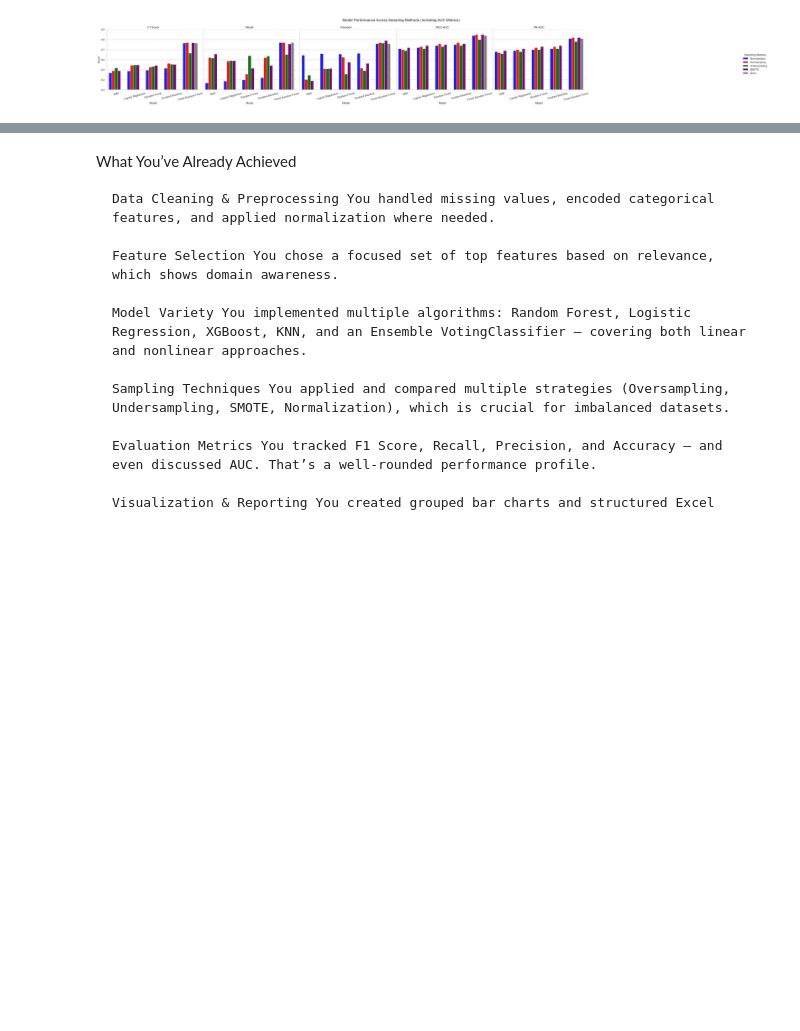
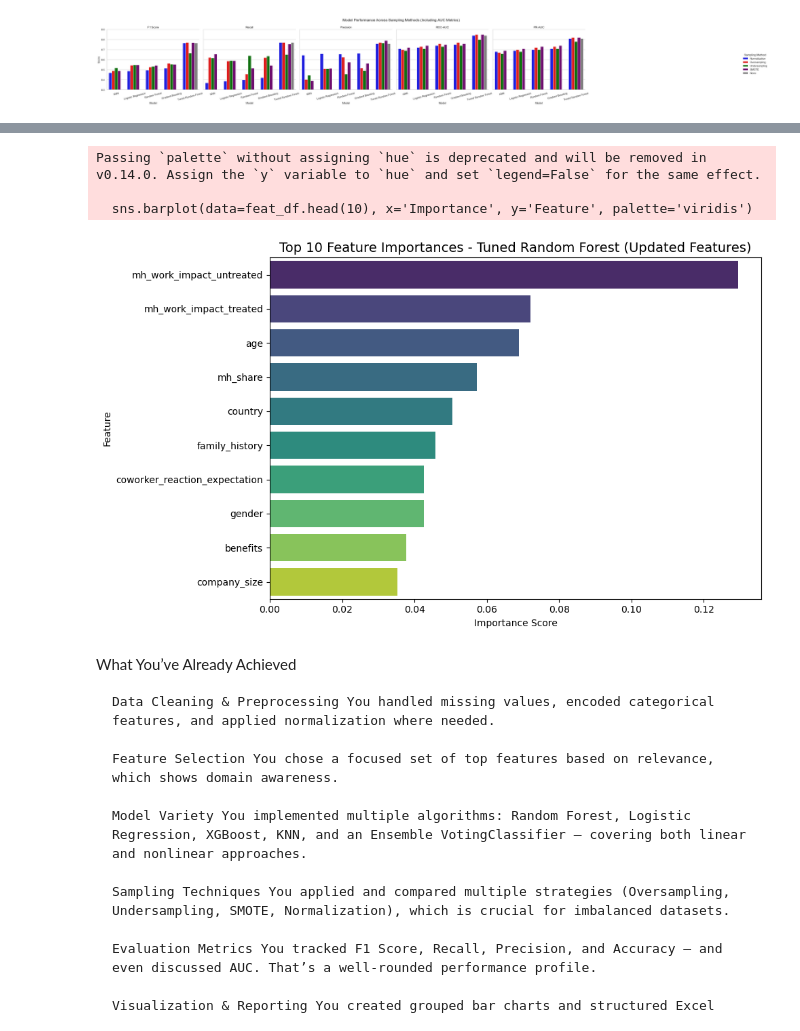
Before and after one commit to Candlaml/Mental-health-predictor-in-Tech, a Jupyter notebook: Mental_Health.ipynb, the cells around one changed output, grey strips where cells are left out. Cells and saved outputs as stored; diff of their text form; code cells hidden in the pictures; blank space fills up the shorter version.

```diff
--- a/Mental_Health.ipynb
+++ b/Mental_Health.ipynb
@@ -2162,0 +2279,3 @@ PR-AUC: 0.784
+# %%
+df = pd.read_csv('2017.csv')  # or pd.read_excel(...) if it's an Excel file
+print(df.columns.tolist())
@@ -2162,0 +2446,6 @@ PR-AUC: 0.784
+# %%
+# Drop them from your DataFrame
+df.drop(columns=columns_to_drop, errors='ignore', inplace=True)
+#Dropping mh_productivity_percent reflects how much of a person's work time is affected by mental health issues. It's self-reported, categorical, and ranges like '1-25%', '26-50%', etc
+#Subjective, 671 missing values
+df.drop(columns=['mh_productivity_percent'], inplace=True)
@@ -2162,0 +2504,7 @@ PR-AUC: 0.784
+# %%
+
+#Low Null Count (under 20)
+df['age'] = df['age'].fillna(df['age'].median())
+df['country'] = df['country'].fillna('Unknown')
+df['gender'] = df['gender'].fillna('Unknown')
+df['mh_history'] = df['mh_history'].fillna('Unknown')
@@ -2543,3 +3380,48 @@ plt.show()
+# %%
+import pandas as pd
+import matplotlib.pyplot as plt
+import seaborn as sns
+
+# ✅ Use top_features2 as your feature list
+top_features2 = [
+    'mh_work_impact_untreated', 'mh_work_impact_treated', 'family_history', 'interview_opt_in',
+    'mh_coworker_discussion', 'identified_at_work', 'mh_employer_discussion', 'observed_unsupportive_response',
+    'observed_supportive_response', 'country', 'mh_share', #'country_work',
+    'prev_mh_employer_discussion',
+    'benefits_awareness', 'prev_mh_coworker_discussion', 'benefits', 'prev_employer_benefits',
+    'prev_employer_mh_awareness', 'gender', 'mh_productivity_impact', 'prev_comfort_with_supervisor',
+    'comfortable_with_coworkers', #'us_state_live', 'us_state_work',
+    'resource_awareness',
+    'comfortable_with_supervisor', 'prev_employer_tech', 'prev_formal_mh_discussion',
+    'coworker_reaction_expectation', 'age', 'company_size'
+]
+
+# ✅ Extract feature importances from your trained model
+importances = best_model.feature_importances_
+
+# ✅ Create DataFrame for plotting
+feat_df = pd.DataFrame({
+    'Feature': top_features2,
+    'Importance': importances
+}).sort_values(by='Importance', ascending=False)
+
+# ✅ Plot Top 10 Features
+plt.figure(figsize=(10, 6))
+sns.barplot(data=feat_df.head(10), x='Importance', y='Feature', palette='viridis')
+plt.title('Top 10 Feature Importances - Tuned Random Forest (Updated Features)', fontsize=14)
+plt.xlabel('Importance Score')
+plt.ylabel('Feature')
+plt.tight_layout()
+
+# ✅ Save the plot
+plt.savefig('tuned_random_forest_feature_importance_updated.png', dpi=300)
+
+plt.show()
+# %% [output]
+Passing `palette` without assigning `hue` is deprecated and will be removed in v0.14.0. Assign the `y` variable to `hue` and set `legend=False` for the same effect.
+
+  sns.barplot(data=feat_df.head(10), x='Importance', y='Feature', palette='viridis')
+[figure, added]
 # %% [markdown]
 What You’ve Already Achieved
 
```
Also changed, not shown: parts of 19 cells of this notebook.
